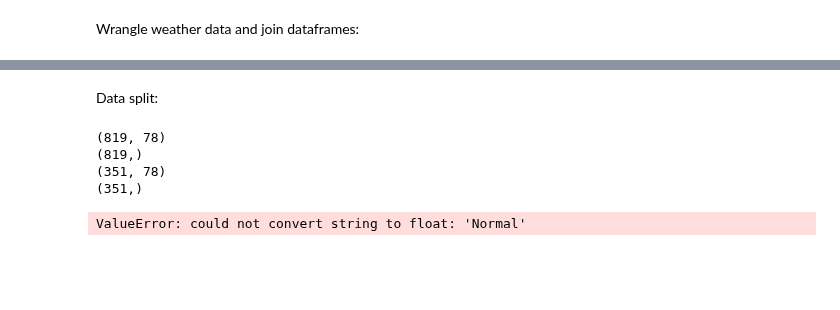
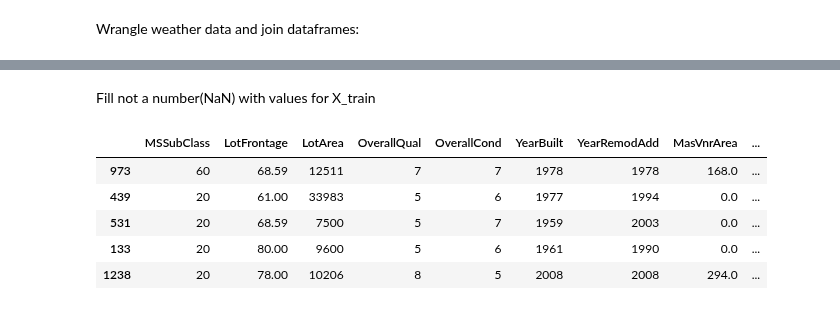
Before and after one commit to AlfredMtz/Springboard, a Jupyter notebook: Ames_project/amesproject.ipynb, the cells around one changed output, grey strips where cells are left out. Cells and saved outputs as stored; diff of their text form; code cells hidden in the pictures; blank space fills up the shorter version.

Commit message:
split data, update NaN values

```diff
--- a/Ames_project/amesproject.ipynb
+++ b/Ames_project/amesproject.ipynb
@@ -132,30 +131,31 @@ data.head()
-# %% [markdown]
-Data split:
-# %%
-X, y = data.drop(['Year_Month', 'SalePrice'], axis=1), data.SalePrice
-
-X_train, X_test, y_train, y_test = train_test_split(X, y, test_size=0.30, random_state = 5)
-
-print(X_train.shape)
-print(y_train.shape)
-print(X_test.shape)
-print(y_test.shape)
-# %% [output]
-(819, 78)
-(819,)
-(351, 78)
-(351,)
-# %%
-rfc = RandomForestClassifier(n_jobs=-1, max_features= 'sqrt', n_estimators=50, oob_score=True)
-
-
-param_grid = {'max_features': ['auto', 'sqrt', 'log2']}
-
-
-CV_rfc = GridSearchCV(estimator=rfc, param_grid=param_grid, cv=5)
-
-CV_rfc.fit(X_train, y_train)
-
-print(CV_rfc.best_params_)
-# %% [output]
-ValueError: could not convert string to float: 'Normal'
+# %% [markdown]
+Fill not a number(NaN) with values for X_train
+# %%
+# Fill float columns' NaN values with means
+X_trainp[['LotFrontage', 'MasVnrArea','GarageArea', 'TotalBsmtSF', 'BsmtUnfSF', 'BsmtFinSF2', 'BsmtFinSF1']] = X_trainp[
+    ['LotFrontage', 'MasVnrArea','GarageArea', 'TotalBsmtSF', 'BsmtUnfSF', 'BsmtFinSF2', 'BsmtFinSF1']].fillna(
+    X_trainp[['LotFrontage', 'MasVnrArea','GarageArea', 'TotalBsmtSF', 'BsmtUnfSF', 'BsmtFinSF2', 'BsmtFinSF1']].mean())
+
+# Fill int columns' NaN values with mode, most frequent
+X_trainp[['GarageYrBlt','BsmtFullBath','BsmtHalfBath', 'GarageCars']] = X_trainp[
+    ['GarageYrBlt','BsmtFullBath','BsmtHalfBath', 'GarageCars']].fillna(
+    X_trainp[['GarageYrBlt','BsmtFullBath','BsmtHalfBath', 'GarageCars']].mode().iloc[0])
+
+
+# build dummies/1-hot encode for two or more categorical values for each column/feature.
+# for more than binary outcome values, we use n(total number of possiable values/outcomes)-1 = new n (number of variables
+# to capture all the information about the specify feature)
+X_train = pd.get_dummies(X_trainp, columns=['MSZoning', 'Street','LotShape','LandContour','Utilities','LotConfig'
+            ,'LandSlope', 'Neighborhood','Condition1','Condition2','BldgType','HouseStyle','RoofStyle','RoofMatl'
+            ,'Exterior1st','Exterior2nd','MasVnrType','ExterQual','ExterCond','Foundation','BsmtQual','BsmtCond'
+            ,'BsmtExposure','BsmtFinType1','BsmtFinType2','Heating','HeatingQC','CentralAir','Electrical','KitchenQual'
+            ,'Functional','GarageType','GarageFinish','GarageQual','GarageCond','PavedDrive','SaleType'
+            ,'SaleCondition'], drop_first= True)
+X_train.head()
+# %% [output]
+|  | MSSubClass | LotFrontage | LotArea | OverallQual | OverallCond | YearBuilt | YearRemodAdd | MasVnrArea | ... |
+| 973 | 60 | 68.59 | 12511 | 7 | 7 | 1978 | 1978 | 168.0 | ... |
+| 439 | 20 | 61.00 | 33983 | 5 | 6 | 1977 | 1994 | 0.0 | ... |
+| 531 | 20 | 68.59 | 7500 | 5 | 7 | 1959 | 2003 | 0.0 | ... |
+| 133 | 20 | 80.00 | 9600 | 5 | 6 | 1961 | 1990 | 0.0 | ... |
+| 1238 | 20 | 78.00 | 10206 | 8 | 5 | 2008 | 2008 | 294.0 | ... |
```
Also changed, not shown: parts of 7 cells of this notebook.
